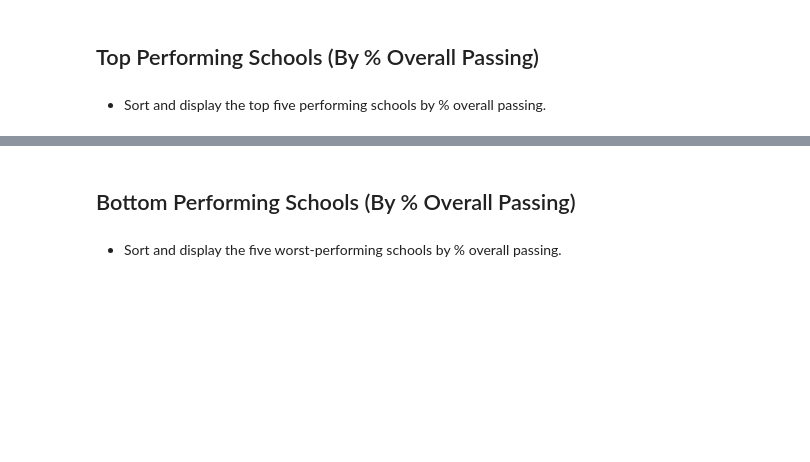
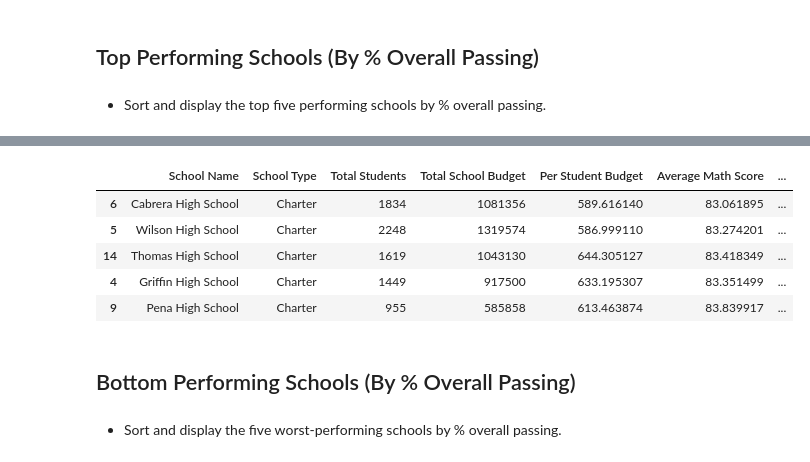
Before and after one commit to hamiltojogo/pandas-challenge, a Jupyter notebook: PyCitySchools_starter.ipynb, the cells around one changed output, grey strips where cells are left out. Saved outputs shown, nothing was run; the diff lists cells and outputs as text; code cells hidden in the pictures; blank space fills up the shorter version.

Commit message:
top 5 and bottom 5 schools

```diff
--- a/PyCitySchools_starter.ipynb
+++ b/PyCitySchools_starter.ipynb
@@ -469,3 +458,13 @@ NameError: name 'FigueroagHS_df' is not defined
+# %%
+TopSchoolSummary_df = SchoolSummary_df.sort_values('% Overall Passing', ascending = False)
+TopSchoolSummary_df.head(5)
+# %% [output]
+|  | School Name | School Type | Total Students | Total School Budget | Per Student Budget | Average Math Score | ... |
+| 6 | Cabrera High School | Charter | 1834 | 1081356 | 589.616140 | 83.061895 | ... |
+| 5 | Wilson High School | Charter | 2248 | 1319574 | 586.999110 | 83.274201 | ... |
+| 14 | Thomas High School | Charter | 1619 | 1043130 | 644.305127 | 83.418349 | ... |
+| 4 | Griffin High School | Charter | 1449 | 917500 | 633.195307 | 83.351499 | ... |
+| 9 | Pena High School | Charter | 955 | 585858 | 613.463874 | 83.839917 | ... |
 # %% [markdown]
 ## Bottom Performing Schools (By % Overall Passing)
 # %% [markdown]
```
Also changed, not shown: parts of 4 cells of this notebook.
